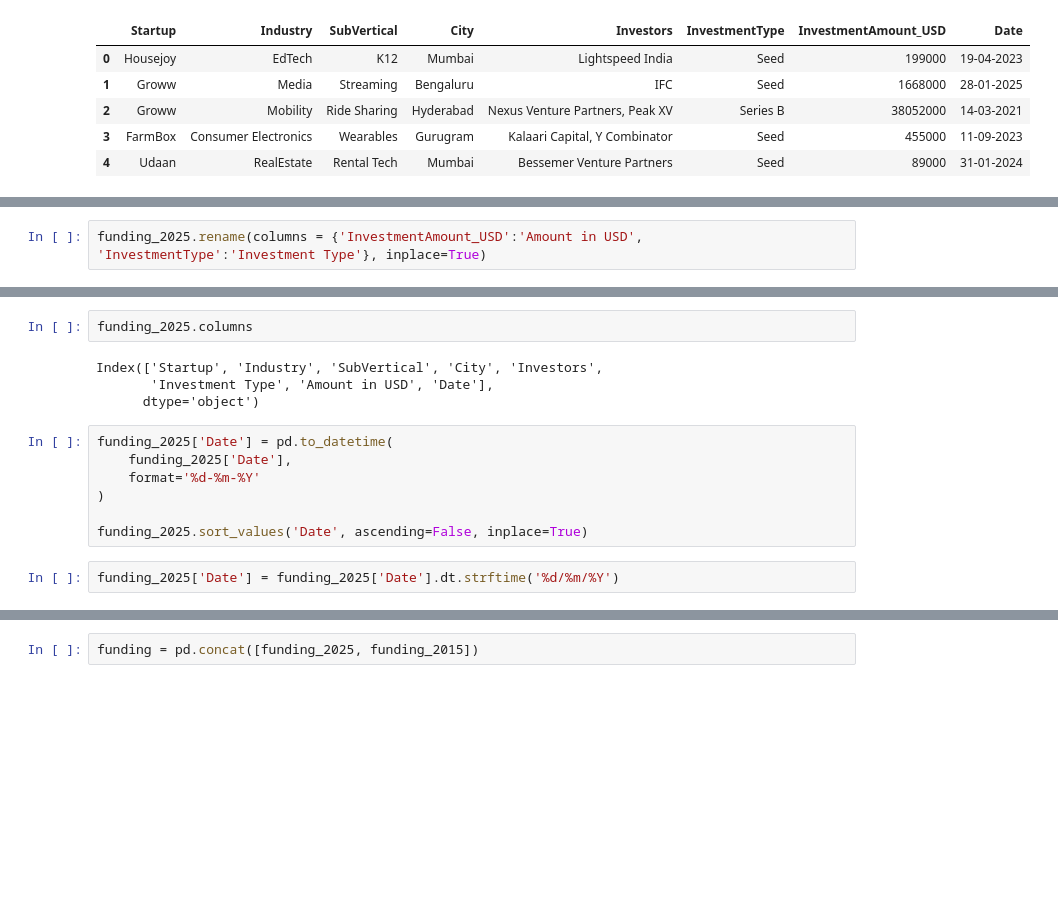
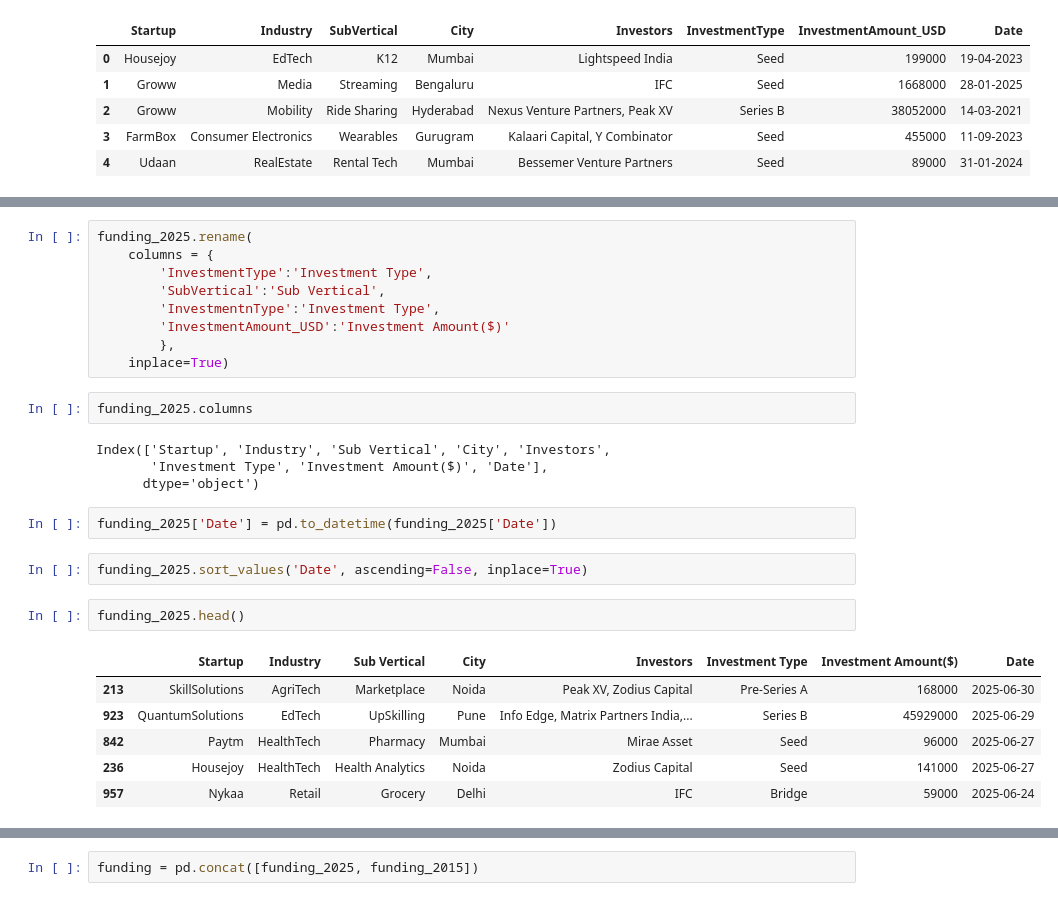
Before and after one commit to Nishar9712/Indian-Startup-Funding-Dashboard, a Jupyter notebook: startup-data-analysis.ipynb, the cells around one changed output, grey strips where cells are left out. Cells and saved outputs as stored; diff of their text form; blank space fills up the shorter version.

```diff
--- a/startup-data-analysis.ipynb
+++ b/startup-data-analysis.ipynb
@@ -54,6 +94,4 @@ funding_2015.rename(
     inplace=True)
-# %%
-funding_2025.rename(columns = {'InvestmentAmount_USD':'Amount in USD', 'InvestmentType':'Investment Type'}, inplace=True)
 # %%
 funding_2015.columns
 # %% [output]
@@ -62,16 +100,29 @@ Index(['Date', 'Startup', 'Industry', 'SubVertical', 'City', 'Investors',
       dtype='object')
+# %%
+funding_2025.rename(
+    columns = {
+        'InvestmentType':'Investment Type',
+        'SubVertical':'Sub Vertical',
+        'InvestmentnType':'Investment Type',
+        'InvestmentAmount_USD':'Investment Amount($)'
+        },
+    inplace=True)
 # %%
 funding_2025.columns
 # %% [output]
-Index(['Startup', 'Industry', 'SubVertical', 'City', 'Investors',
-       'Investment Type', 'Amount in USD', 'Date'],
+Index(['Startup', 'Industry', 'Sub Vertical', 'City', 'Investors',
+       'Investment Type', 'Investment Amount($)', 'Date'],
       dtype='object')
 # %%
-funding_2025['Date'] = pd.to_datetime(
-    funding_2025['Date'],
-    format='%d-%m-%Y'
-)
-
-funding_2025.sort_values('Date', ascending=False, inplace=True)
+funding_2025['Date'] = pd.to_datetime(funding_2025['Date'])
-# %%
-funding_2025['Date'] = funding_2025['Date'].dt.strftime('%d/%m/%Y')
+# %%
+funding_2025.sort_values('Date', ascending=False, inplace=True)
+# %%
+funding_2025.head()
+# %% [output]
+|  | Startup | Industry | Sub Vertical | City | Investors | Investment Type | Investment Amount($) | Date |
+| 213 | SkillSolutions | AgriTech | Marketplace | Noida | Peak XV, Zodius Capital | Pre-Series A | 168000 | 2025-06-30 |
+| 923 | QuantumSolutions | EdTech | UpSkilling | Pune | Info Edge, Matrix Partners India,... | Series B | 45929000 | 2025-06-29 |
+| 842 | Paytm | HealthTech | Pharmacy | Mumbai | Mirae Asset | Seed | 96000 | 2025-06-27 |
+| 236 | Housejoy | HealthTech | Health Analytics | Noida | Zodius Capital | Seed | 141000 | 2025-06-27 |
+| 957 | Nykaa | Retail | Grocery | Delhi | IFC | Bridge | 59000 | 2025-06-24 |
```
Also changed, not shown: parts of 32 cells of this notebook.
